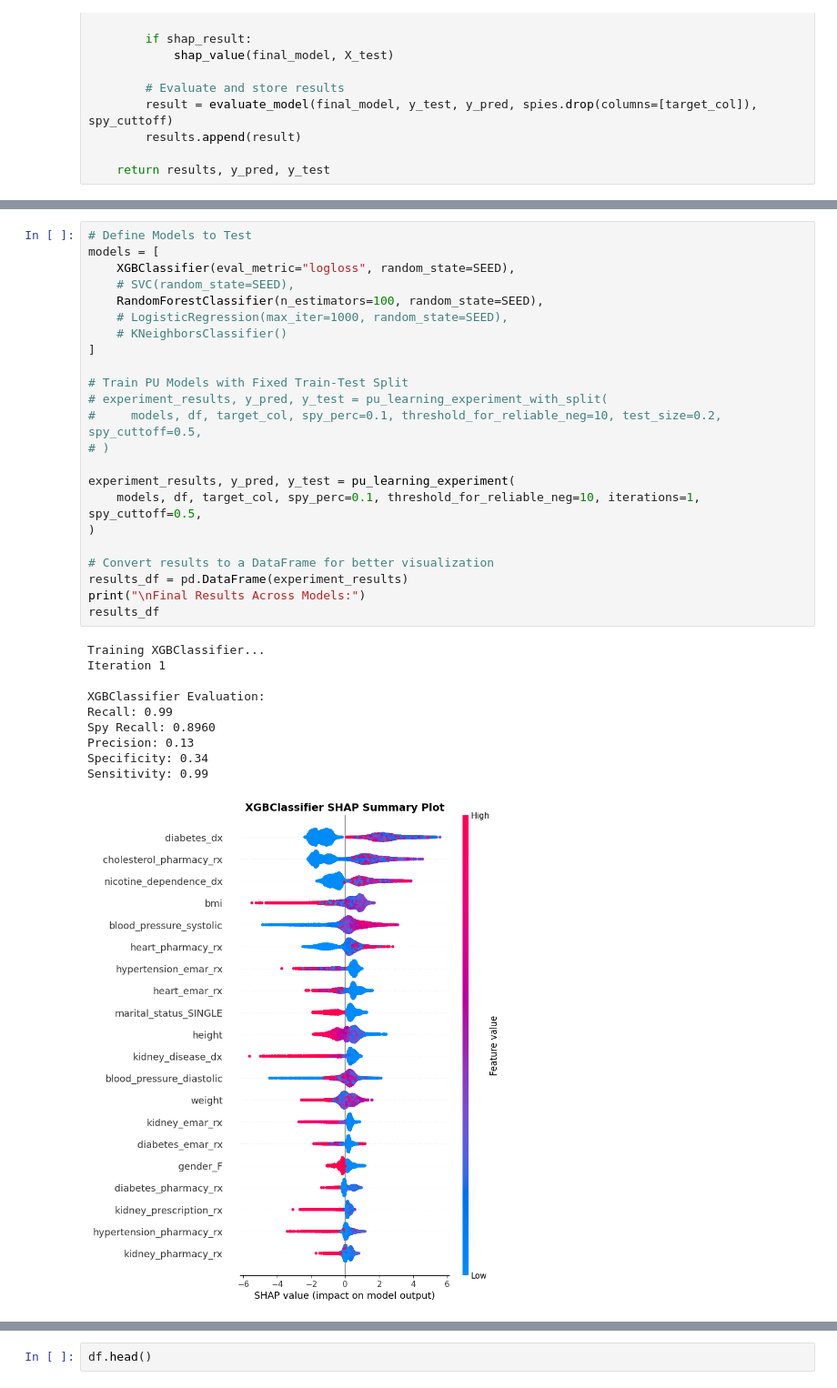
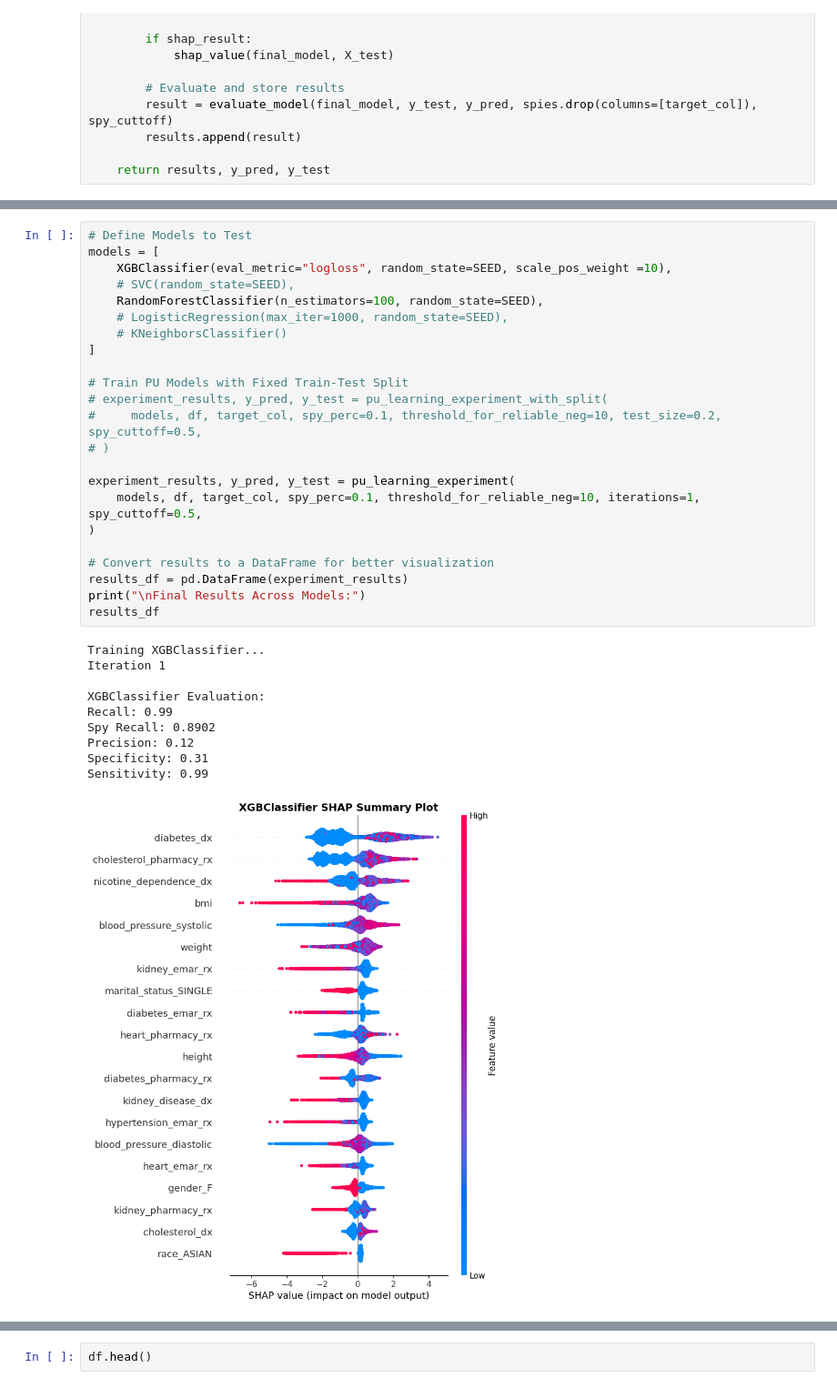
Before and after one commit to johnmelel/MachineLearning1_CT, a Jupyter notebook: MLpipeline.ipynb.ipynb, the cells around one changed output, grey strips where cells are left out. Shown at 91% size. Cells and saved outputs as stored; diff of their text form.

```diff
--- a/MLpipeline.ipynb.ipynb
+++ b/MLpipeline.ipynb.ipynb
@@ -483,37 +488,37 @@ def pu_learning_experiment_with_split(models, df, target_col, spy_perc=0.1, thre
 # %%
 # Define Models to Test
 models = [
-    XGBClassifier(eval_metric="logloss", random_state=SEED),
+    XGBClassifier(eval_metric="logloss", random_state=SEED, scale_pos_weight =10),
     # SVC(random_state=SEED),
     RandomForestClassifier(n_estimators=100, random_state=SEED),
     # LogisticRegression(max_iter=1000, random_state=SEED),
     # KNeighborsClassifier()
 ]
 
 # Train PU Models with Fixed Train-Test Split
 # experiment_results, y_pred, y_test = pu_learning_experiment_with_split(
 #     models, df, target_col, spy_perc=0.1, threshold_for_reliable_neg=10, test_size=0.2, spy_cuttoff=0.5,
 # )
 
 experiment_results, y_pred, y_test = pu_learning_experiment(
     models, df, target_col, spy_perc=0.1, threshold_for_reliable_neg=10, iterations=1, spy_cuttoff=0.5,
 )
 
 # Convert results to a DataFrame for better visualization
 results_df = pd.DataFrame(experiment_results)
 print("\nFinal Results Across Models:")
 results_df
 # %% [output]
 Training XGBClassifier...
 Iteration 1
 
 XGBClassifier Evaluation:
 Recall: 0.99
-Spy Recall: 0.8960
-Precision: 0.13
-Specificity: 0.34
+Spy Recall: 0.8902
+Precision: 0.12
+Specificity: 0.31
 Sensitivity: 0.99
-[figure, old version]
+[figure, new version]
 Training RandomForestClassifier...
 Iteration 1
 
```
Also changed, not shown: parts of 13 cells of this notebook, 1 other file.
